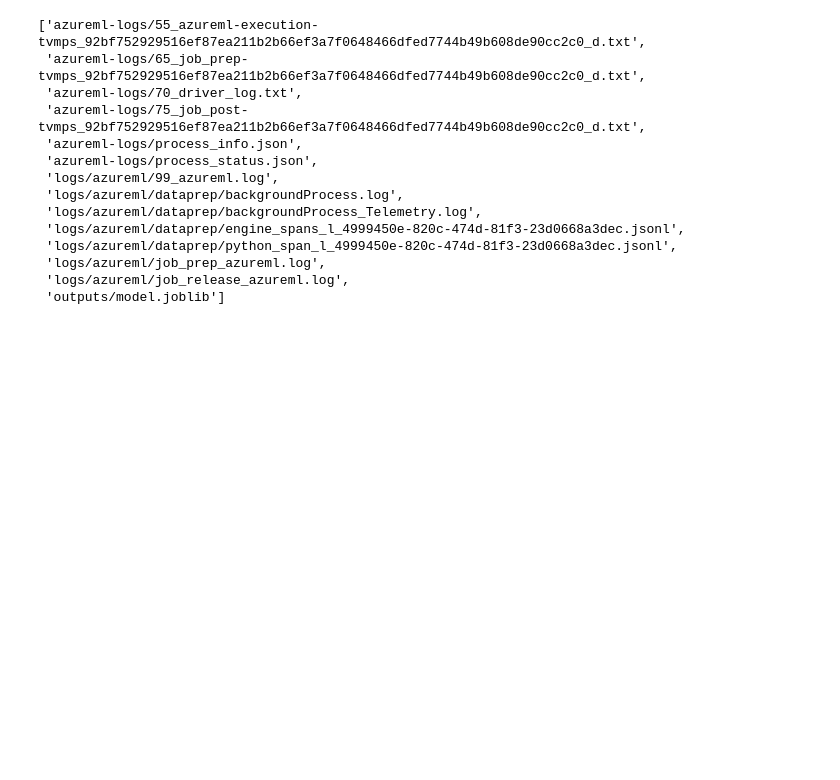
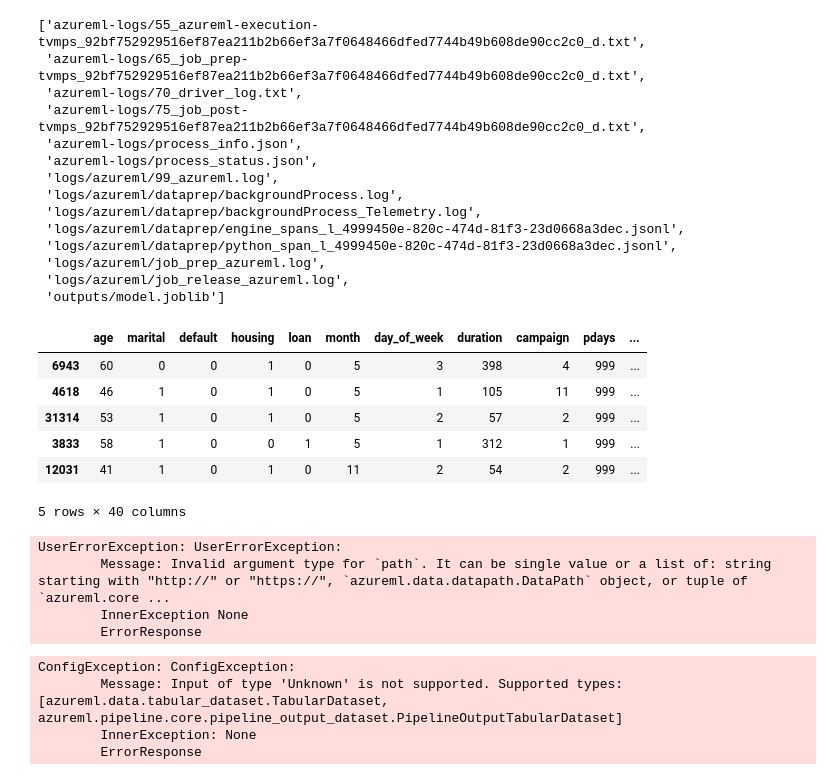
Before and after one commit to alesolano/nd00333_AZMLND_Optimizing_a_Pipeline_in_Azure-Starter_Files, a Jupyter notebook: udacity-project.ipynb, the cells around one changed output. Drawn from its saved outputs; the diff is of its cells as text; code cells hidden in the pictures; blank space fills up the shorter version.

Commit message:
add snapshot of automl exercise - not working

```diff
--- a/udacity-project.ipynb
+++ b/udacity-project.ipynb
@@ -179,8 +179,9 @@ from azureml.data.dataset_factory import TabularDatasetFactory
 # "https://automlsamplenotebookdata.blob.core.windows.net/automl-sample-notebook-data/bankmarketing_train.csv"
 
 ### YOUR CODE HERE ###
+dataset = TabularDatasetFactory.from_delimited_files(path="https://automlsamplenotebookdata.blob.core.windows.net/automl-sample-notebook-data/bankmarketing_train.csv")
 # %%
 from train import clean_data
 
 # Use the clean_data function to clean your data.
-x, y = clean_data(### YOUR DATA OBJECT HERE ###)
+x, y = clean_data(dataset)
@@ -186,0 +191,15 @@ x, y = clean_data(### YOUR DATA OBJECT HERE ###)
+# %%
+x_train, x_test, y_train, y_test = train_test_split(x, y, test_size=0.2)
+# %%
+df_train = x_train.copy()
+df_train["y"] = y_train
+# %%
+df_train.head()
+# %% [output]
+|  | age | marital | default | housing | loan | month | day_of_week | duration | campaign | pdays | ... |
+| 6943 | 60 | 0 | 0 | 1 | 0 | 5 | 3 | 398 | 4 | 999 | ... |
+| 4618 | 46 | 1 | 0 | 1 | 0 | 5 | 1 | 105 | 11 | 999 | ... |
+| 31314 | 53 | 1 | 0 | 1 | 0 | 5 | 2 | 57 | 2 | 999 | ... |
+| 3833 | 58 | 1 | 0 | 0 | 1 | 5 | 1 | 312 | 1 | 999 | ... |
+| 12031 | 41 | 1 | 0 | 1 | 0 | 11 | 2 | 54 | 2 | 999 | ... |
+5 rows × 40 columns
@@ -187,3 +208,10 @@ x, y = clean_data(### YOUR DATA OBJECT HERE ###)
+# %%
+dataset_train = TabularDatasetFactory.from_delimited_files(path='data_train.csv')
+# %% [output]
+UserErrorException: UserErrorException:
+        Message: Invalid argument type for `path`. It can be single value or a list of: string starting with "http://" or "https://", `azureml.data.datapath.DataPath` object, or tuple of `azureml.core ...
+        InnerException None
+        ErrorResponse
 # %%
 from azureml.train.automl import AutoMLConfig
 
@@ -202,6 +232,12 @@ automl_config = AutoMLConfig(
 # Submit your automl run
 
 ### YOUR CODE HERE ###
+automl_run = exp.submit(automl_config, show_output=False)
+# %% [output]
+ConfigException: ConfigException:
+        Message: Input of type 'Unknown' is not supported. Supported types: [azureml.data.tabular_dataset.TabularDataset, azureml.pipeline.core.pipeline_output_dataset.PipelineOutputTabularDataset]
+        InnerException: None
+        ErrorResponse
 # %%
 # Retrieve and save your best automl model.
 
```
Also changed, not shown: parts of 3 cells of this notebook.
